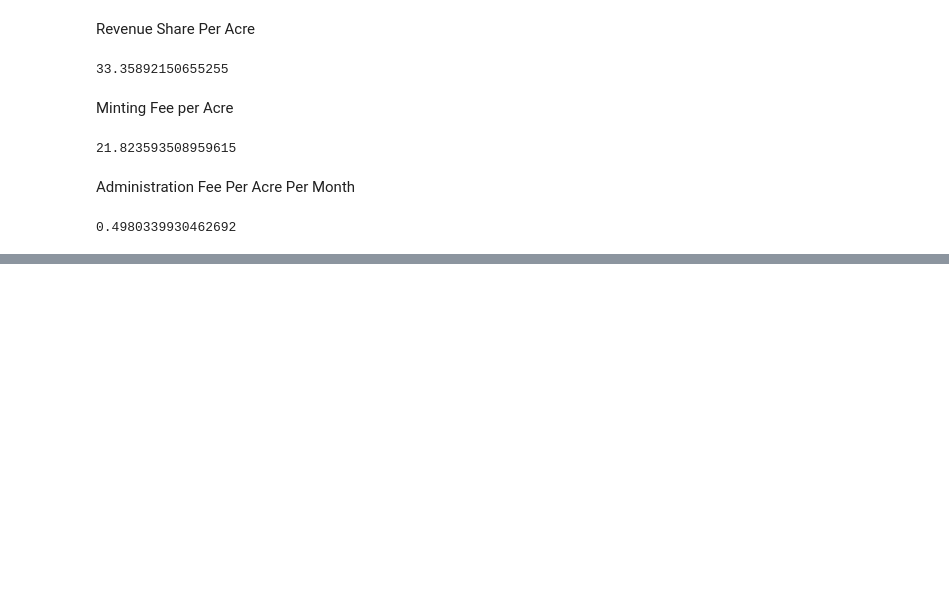
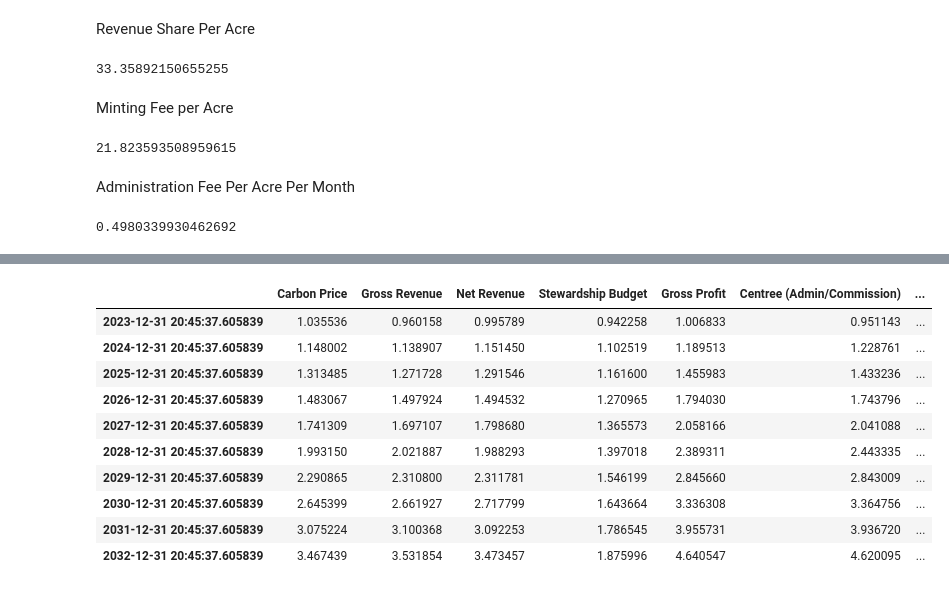
Before and after one commit to longtailfinancial/centree-tokenomics, a Jupyter notebook: Notebooks/Web3Pilot.ipynb, the cells around one changed output, grey strips where cells are left out. Cells and saved outputs as stored; diff of their text form; code cells hidden in the pictures; blank space fills up the shorter version.

```diff
--- a/Notebooks/Web3Pilot.ipynb
+++ b/Notebooks/Web3Pilot.ipynb
@@ -31,10 +33,26 @@ carbon['Centree (Admin/Commission)'].iloc[0] / KNF1.forested_area_hectares / 12
 # %% [output]
 0.4980339930462692
+# %%
+carbon_normal = carbon / carbon.iloc[0]
+carbon_normal = carbon_normal + np.random.randn(*carbon_normal.shape) / 40
 # %%
-carbon_normal = carbon / carbon.iloc[0] + np.random.randn(*carbon_normal.shape) / 40
 carbon_normal.hvplot.line()
 # %% [output]
 [interactive output not drawn]
+# %%
+carbon_normal
+# %% [output]
+|  | Carbon Price | Gross Revenue | Net Revenue | Stewardship Budget | Gross Profit | Centree (Admin/Commission) | ... |
+| 2023-12-31 20:45:37.605839 | 1.035536 | 0.960158 | 0.995789 | 0.942258 | 1.006833 | 0.951143 | ... |
+| 2024-12-31 20:45:37.605839 | 1.148002 | 1.138907 | 1.151450 | 1.102519 | 1.189513 | 1.228761 | ... |
+| 2025-12-31 20:45:37.605839 | 1.313485 | 1.271728 | 1.291546 | 1.161600 | 1.455983 | 1.433236 | ... |
+| 2026-12-31 20:45:37.605839 | 1.483067 | 1.497924 | 1.494532 | 1.270965 | 1.794030 | 1.743796 | ... |
+| 2027-12-31 20:45:37.605839 | 1.741309 | 1.697107 | 1.798680 | 1.365573 | 2.058166 | 2.041088 | ... |
+| 2028-12-31 20:45:37.605839 | 1.993150 | 2.021887 | 1.988293 | 1.397018 | 2.389311 | 2.443335 | ... |
+| 2029-12-31 20:45:37.605839 | 2.290865 | 2.310800 | 2.311781 | 1.546199 | 2.845660 | 2.843009 | ... |
+| 2030-12-31 20:45:37.605839 | 2.645399 | 2.661927 | 2.717799 | 1.643664 | 3.336308 | 3.364756 | ... |
+| 2031-12-31 20:45:37.605839 | 3.075224 | 3.100368 | 3.092253 | 1.786545 | 3.955731 | 3.936720 | ... |
+| 2032-12-31 20:45:37.605839 | 3.467439 | 3.531854 | 3.473457 | 1.875996 | 4.640547 | 4.620095 | ... |
 # %%
 carbon
 # %% [output]
```
Also changed, not shown: parts of 6 cells of this notebook, 8 other files.
